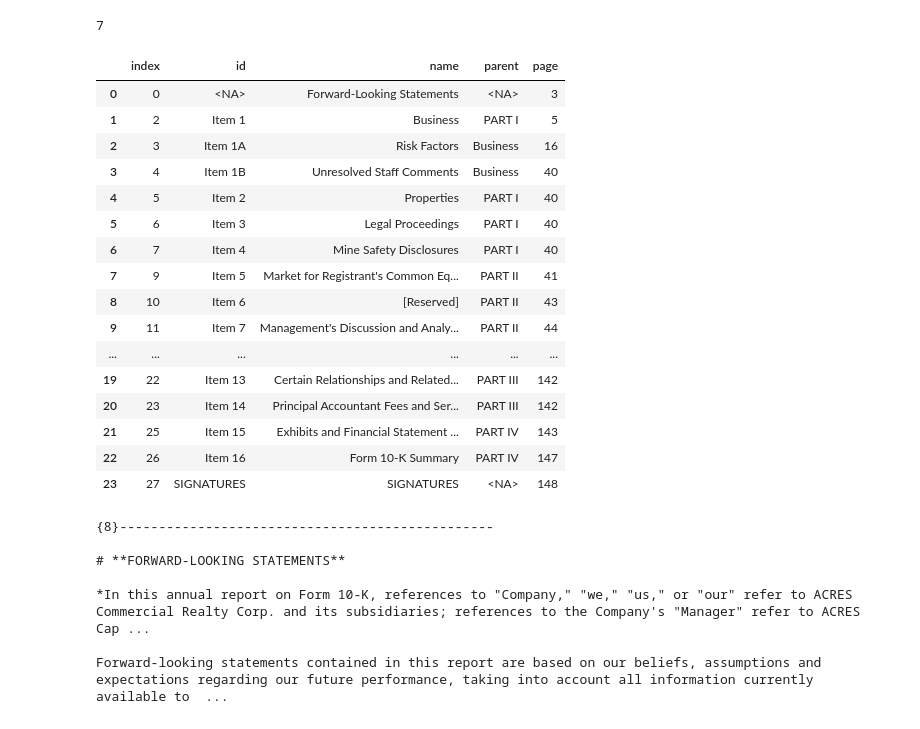
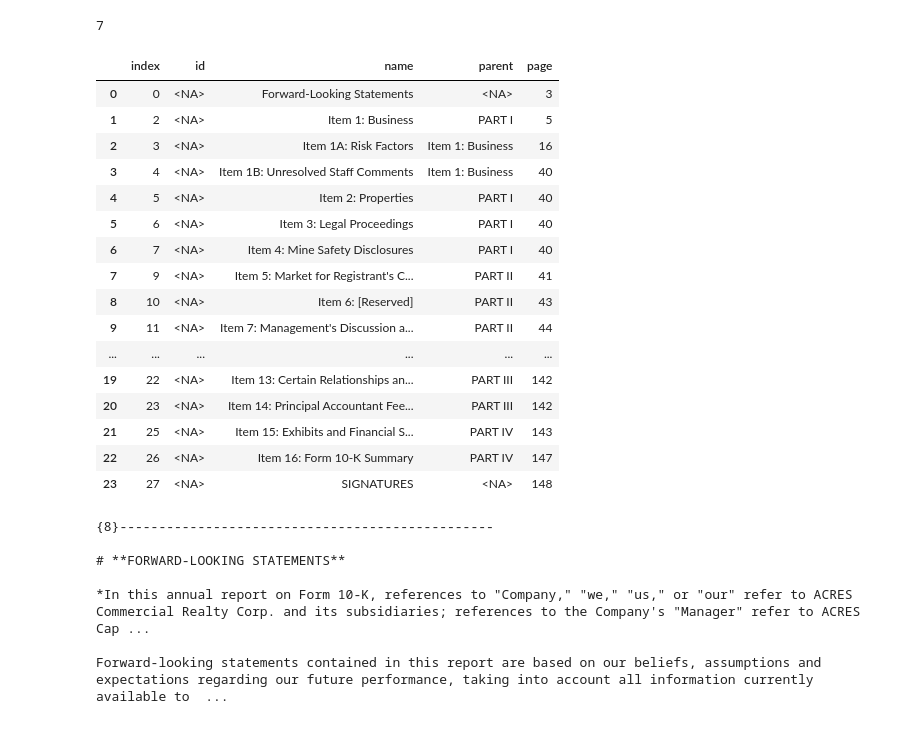
Before and after one commit to keiv-fly/20250225-RAG-Challenge-2025-02, a Jupyter notebook: notebooks_all/20250301 10 Find pages with financial data.ipynb, the cells around one changed output. Drawn from its saved outputs; the diff is of its cells as text; code cells hidden in the pictures.

```diff
--- a/notebooks_all/20250301 10 Find pages with financial data.ipynb
+++ b/notebooks_all/20250301 10 Find pages with financial data.ipynb
@@ -37,3 +24,36 @@ async_client = openai.AsyncOpenAI(
+# %%
+with open("../tokens/openai_token.txt") as f:
+    openai_token = f.read()
+
+
+
+openai_client = openai.OpenAI(
+    # This is the default and can be omitted
+    api_key=openai_token,
+)
+openai_async_client = openai.AsyncOpenAI(
+    # This is the default and can be omitted
+    api_key=openai_token,
+)
+
+with open("../tokens/deepseek_token.txt") as f:
+    deepseek_token = f.read()
+
+deepseek_client = openai.OpenAI(
+    # This is the default and can be omitted
+    api_key=deepseek_token,
+    base_url="https://api.deepseek.com/v1",
+)
+deepseek_async_client = openai.AsyncOpenAI(
+    # This is the default and can be omitted
+    api_key=deepseek_token,
+    base_url="https://api.deepseek.com/v1",
+)
+# %%
+client = deepseek_client
+async_client = deepseek_async_client
+llm_model = "deepseek-reasoner"
+llm_model_simple = "deepseek-chat"
 # %%
 # Configure Jupyter to display all output lines
 InteractiveShell.ast_node_interactivity = "all"
@@ -130,7 +150,7 @@ chat_completion = client.chat.completions.create(
             "content": msg,
         }
     ],
-    model="o1-mini",
+    model=llm_model,
 )
 
 ans = chat_completion.choices[0].message.content
@@ -164,36 +184,35 @@ toc_page
 # %%
 df_toc = pd.DataFrame(json_ans["entries"])
 df_toc2 = df_toc.dropna(subset = ["page"]).copy()
-df_toc2["page"]
 
 # Replace None values with pd.NA in the id, name, and parent columns
 df_toc2["id"] = df_toc2["id"].replace({None: pd.NA})
 df_toc2["name"] = df_toc2["name"].replace({None: pd.NA})
 df_toc2["parent"] = df_toc2["parent"].replace({None: pd.NA})
 
 
 
 df_toc2["page"] = df_toc2["page"].astype("Int64")
 
 df_toc2.reset_index()
 # %% [output]
 |  | index | id | name | parent | page |
 | 0 | 0 | <NA> | Forward-Looking Statements | <NA> | 3 |
-| 1 | 2 | Item 1 | Business | PART I | 5 |
-| 2 | 3 | Item 1A | Risk Factors | Business | 16 |
-| 3 | 4 | Item 1B | Unresolved Staff Comments | Business | 40 |
-| 4 | 5 | Item 2 | Properties | PART I | 40 |
-| 5 | 6 | Item 3 | Legal Proceedings | PART I | 40 |
-| 6 | 7 | Item 4 | Mine Safety Disclosures | PART I | 40 |
-| 7 | 9 | Item 5 | Market for Registrant's Common Eq... | PART II | 41 |
-| 8 | 10 | Item 6 | [Reserved] | PART II | 43 |
-| 9 | 11 | Item 7 | Management's Discussion and Analy... | PART II | 44 |
+| 1 | 2 | <NA> | Item 1: Business | PART I | 5 |
+| 2 | 3 | <NA> | Item 1A: Risk Factors | Item 1: Business | 16 |
+| 3 | 4 | <NA> | Item 1B: Unresolved Staff Comments | Item 1: Business | 40 |
+| 4 | 5 | <NA> | Item 2: Properties | PART I | 40 |
+| 5 | 6 | <NA> | Item 3: Legal Proceedings | PART I | 40 |
+| 6 | 7 | <NA> | Item 4: Mine Safety Disclosures | PART I | 40 |
+| 7 | 9 | <NA> | Item 5: Market for Registrant's C... | PART II | 41 |
+| 8 | 10 | <NA> | Item 6: [Reserved] | PART II | 43 |
+| 9 | 11 | <NA> | Item 7: Management's Discussion a... | PART II | 44 |
 | ... | ... | ... | ... | ... | ... |
-| 19 | 22 | Item 13 | Certain Relationships and Related... | PART III | 142 |
-| 20 | 23 | Item 14 | Principal Accountant Fees and Ser... | PART III | 142 |
-| 21 | 25 | Item 15 | Exhibits and Financial Statement ... | PART IV | 143 |
-| 22 | 26 | Item 16 | Form 10-K Summary | PART IV | 147 |
-| 23 | 27 | SIGNATURES | SIGNATURES | <NA> | 148 |
+| 19 | 22 | <NA> | Item 13: Certain Relationships an... | PART III | 142 |
+| 20 | 23 | <NA> | Item 14: Principal Accountant Fee... | PART III | 142 |
+| 21 | 25 | <NA> | Item 15: Exhibits and Financial S... | PART IV | 143 |
+| 22 | 26 | <NA> | Item 16: Form 10-K Summary | PART IV | 147 |
+| 23 | 27 | <NA> | SIGNATURES | <NA> | 148 |
 # %%
 # Find the string pattern "{<toc_page>}------------------------------------------------" in the text
 # where toc_page is the page number from the table of contents
```
Also changed, not shown: parts of 8 cells of this notebook, 2 other files.
